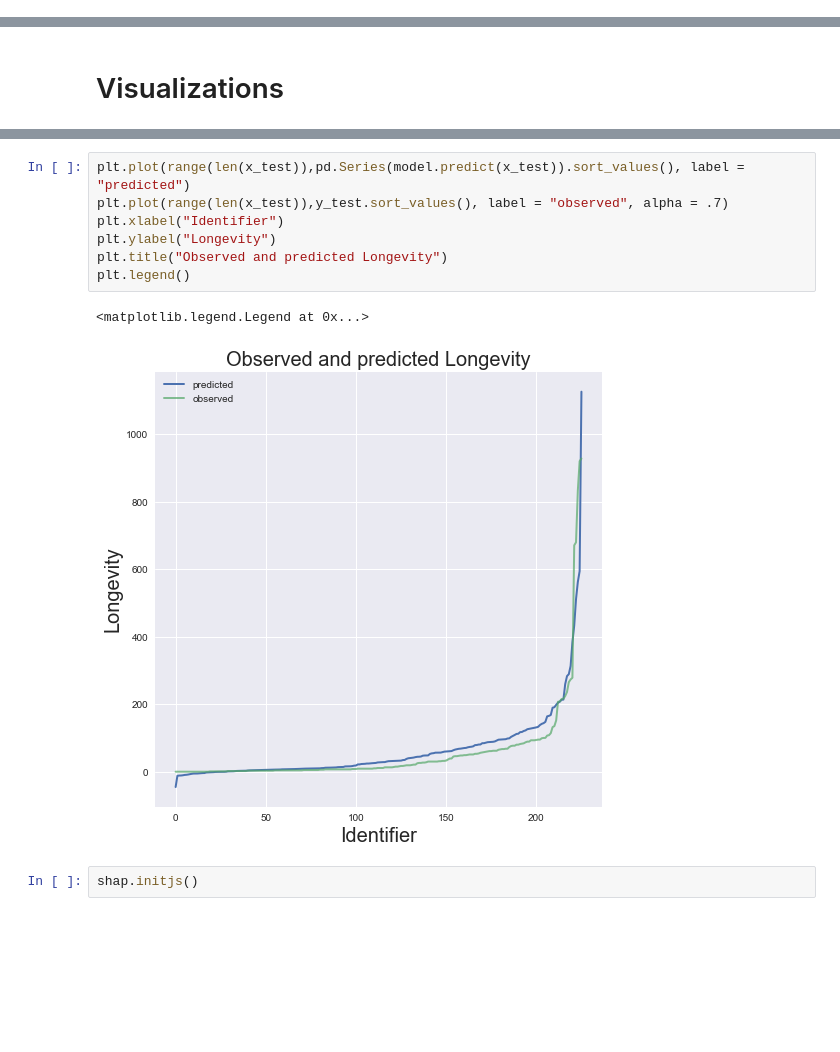
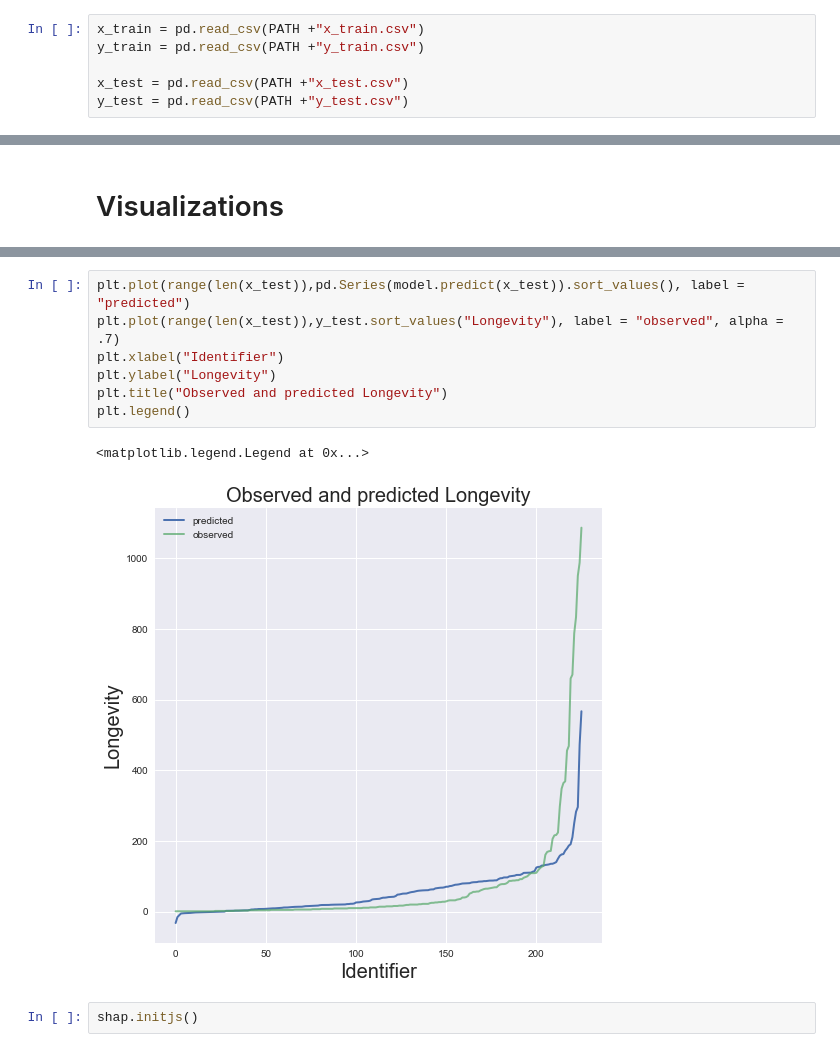
Before and after one commit to Dudgit/Data_sience_lab, a Jupyter notebook: main.ipynb, the cells around one changed output, grey strips where cells are left out. Saved outputs shown, nothing was run; the diff lists cells and outputs as text; blank space fills up the shorter version.

```diff
--- a/main.ipynb
+++ b/main.ipynb
@@ -53,3 +46,9 @@ y_test = test.Longevity
+# %%
+x_train = pd.read_csv(PATH +"x_train.csv")
+y_train = pd.read_csv(PATH +"y_train.csv")
+
+x_test = pd.read_csv(PATH +"x_test.csv")
+y_test = pd.read_csv(PATH +"y_test.csv")
 # %%
 model.fit(x_train,y_train,verbose=False,plot=True)
 # %% [output]
@@ -70,13 +69,13 @@ plt.legend()
 # %%
 plt.plot(range(len(x_test)),pd.Series(model.predict(x_test)).sort_values(), label = "predicted")
-plt.plot(range(len(x_test)),y_test.sort_values(), label = "observed", alpha = .7)
+plt.plot(range(len(x_test)),y_test.sort_values("Longevity"), label = "observed", alpha = .7)
 plt.xlabel("Identifier")
 plt.ylabel("Longevity")
 plt.title("Observed and predicted Longevity")
 plt.legend()
 # %% [output]
 <matplotlib.legend.Legend at 0x...>
-[figure, old version]
+[figure, new version]
 # %%
 shap.initjs()
 # %% [output]
```
Also changed, not shown: parts of 9 cells of this notebook.
